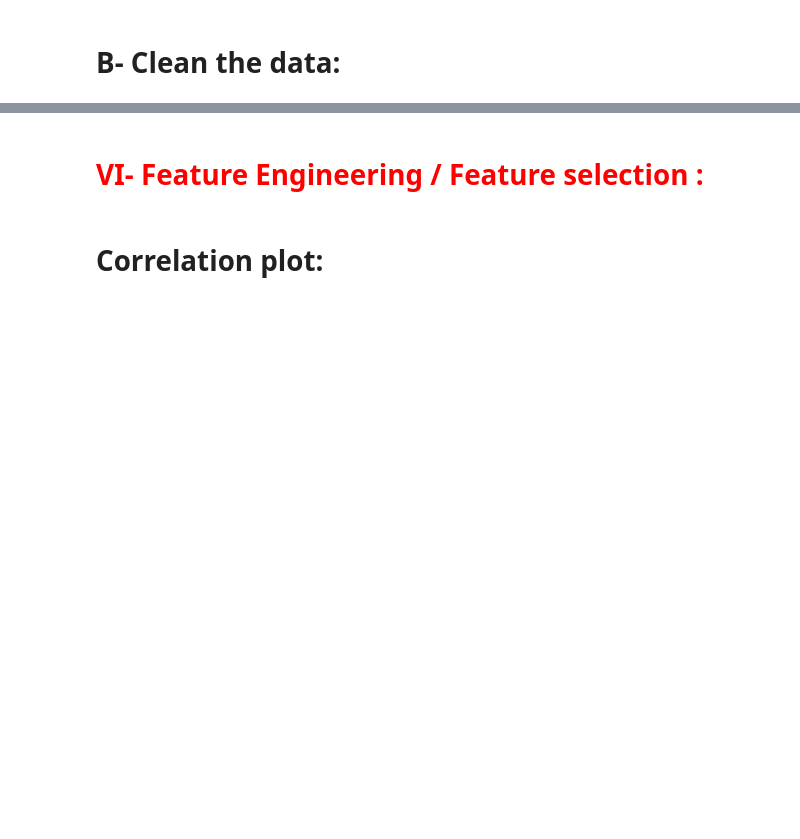
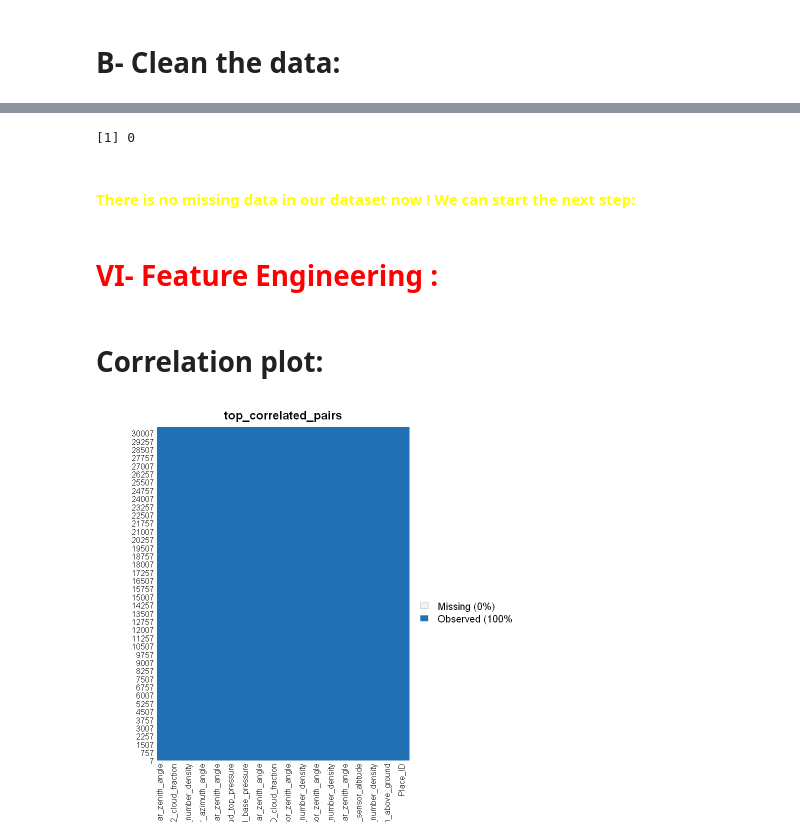
Before and after one commit to ULB-INFO-F-422/urban-air-pollution-challenge-les-dingos, a Jupyter notebook: Notebook_Sarah.ipynb, the cells around one changed output, grey strips where cells are left out. Drawn from its saved outputs; the diff is of its cells as text; code cells hidden in the pictures; blank space fills up the shorter version.

```diff
--- a/Notebook_Sarah.ipynb
+++ b/Notebook_Sarah.ipynb
@@ -537,6 +723,21 @@ ML_Training_processed <- ML_Training_Process_imputed
+# %%
+# Count NA values in the entire data frame
+total_na_count <- sum(is.na(cleaned_data))
+
+# Print the total number of NA values
+print(total_na_count)
+# %% [output]
+[1] 0
+# %% [markdown]
+#### <span style="color:yellow">There is no missing data in our dataset now ! We can start the next step: </span>
 # %% [markdown]
-# <span style="color:red">VI- Feature Engineering / Feature selection :  </span>
+# <span style="color:red">VI- Feature Engineering :  </span>
 # %% [markdown]
 # Correlation plot:
+# %%
+# NA/observed data map
+missmap(cleaned_data, main = "top_correlated_pairs")
+# %% [output]
+[figure, added]
 # %%
 # Select numeric columns
```
Also changed, not shown: parts of 71 cells of this notebook, 5 other files.
